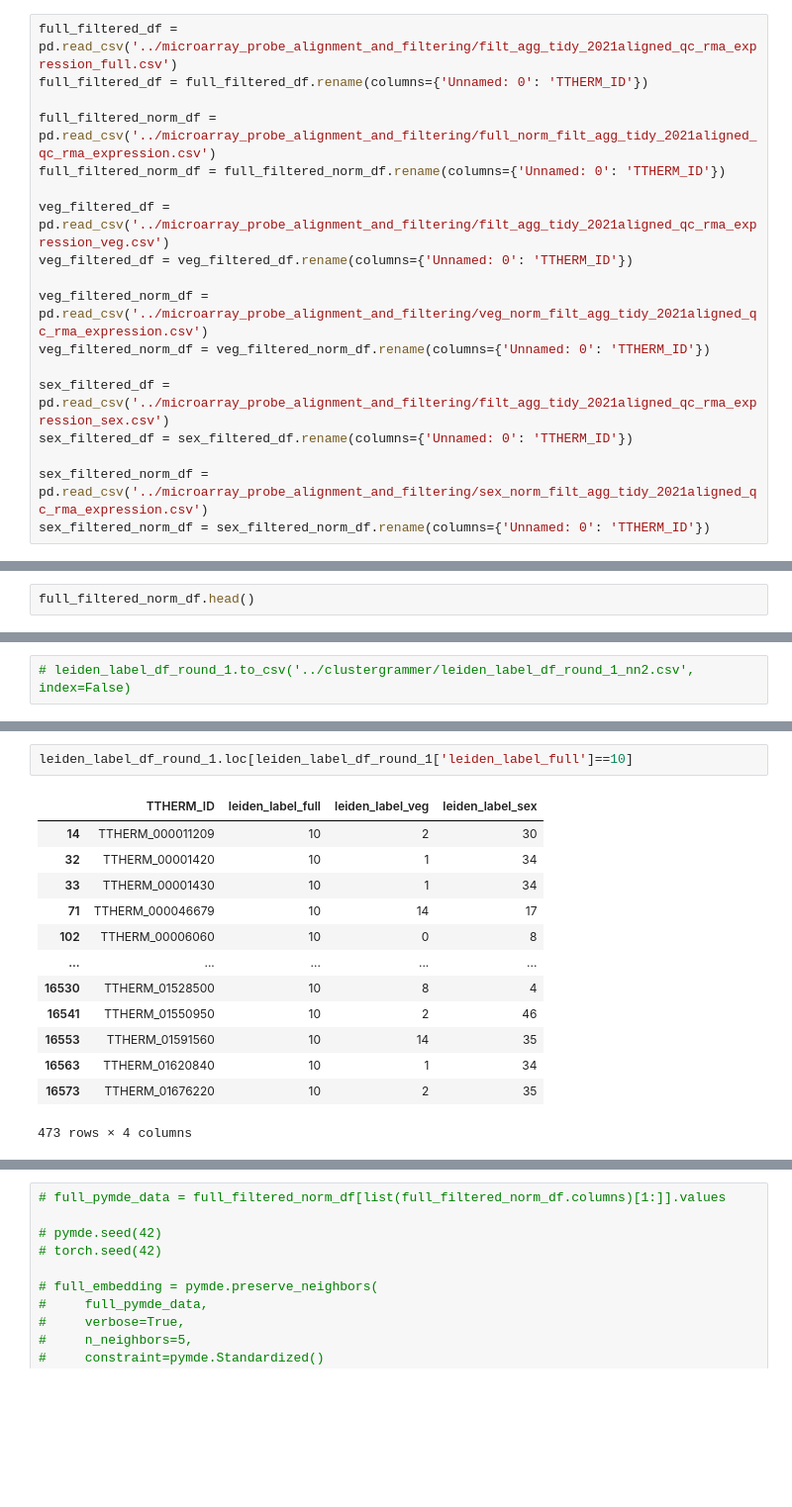
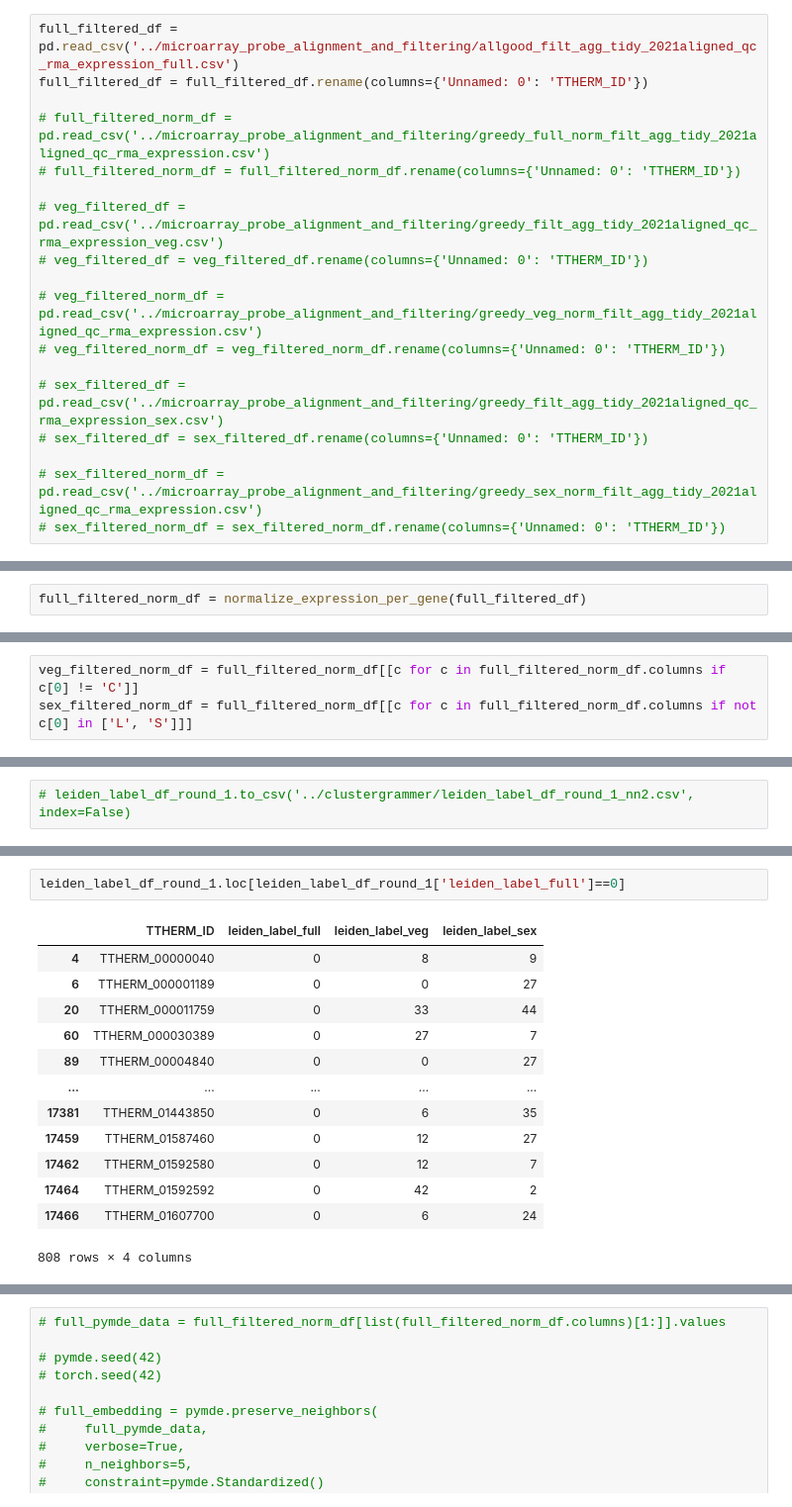
Before and after one commit to ltsypin/TGNE-2022, a Jupyter notebook: TGNE/embedding/embedding_and_app.ipynb, the cells around one changed output, grey strips where cells are left out. Shown: that part at 99% size. Saved outputs shown, nothing was run; the diff lists cells and outputs as text; blank space fills up the shorter version.

```diff
--- a/TGNE/embedding/embedding_and_app.ipynb
+++ b/TGNE/embedding/embedding_and_app.ipynb
@@ -1511,20 +1510,20 @@ palette27 = ["#FFFFFF",
 # %% [markdown]
 ## Get the expression data
 # %%
-full_filtered_df = pd.read_csv('../microarray_probe_alignment_and_filtering/filt_agg_tidy_2021aligned_qc_rma_expression_full.csv')
+full_filtered_df = pd.read_csv('../microarray_probe_alignment_and_filtering/allgood_filt_agg_tidy_2021aligned_qc_rma_expression_full.csv')
 full_filtered_df = full_filtered_df.rename(columns={'Unnamed: 0': 'TTHERM_ID'})
 
-full_filtered_norm_df = pd.read_csv('../microarray_probe_alignment_and_filtering/full_norm_filt_agg_tidy_2021aligned_qc_rma_expression.csv')
-full_filtered_norm_df = full_filtered_norm_df.rename(columns={'Unnamed: 0': 'TTHERM_ID'})
+# full_filtered_norm_df = pd.read_csv('../microarray_probe_alignment_and_filtering/greedy_full_norm_filt_agg_tidy_2021aligned_qc_rma_expression.csv')
+# full_filtered_norm_df = full_filtered_norm_df.rename(columns={'Unnamed: 0': 'TTHERM_ID'})
 
-veg_filtered_df = pd.read_csv('../microarray_probe_alignment_and_filtering/filt_agg_tidy_2021aligned_qc_rma_expression_veg.csv')
-veg_filtered_df = veg_filtered_df.rename(columns={'Unnamed: 0': 'TTHERM_ID'})
+# veg_filtered_df = pd.read_csv('../microarray_probe_alignment_and_filtering/greedy_filt_agg_tidy_2021aligned_qc_rma_expression_veg.csv')
+# veg_filtered_df = veg_filtered_df.rename(columns={'Unnamed: 0': 'TTHERM_ID'})
 
-veg_filtered_norm_df = pd.read_csv('../microarray_probe_alignment_and_filtering/veg_norm_filt_agg_tidy_2021aligned_qc_rma_expression.csv')
-veg_filtered_norm_df = veg_filtered_norm_df.rename(columns={'Unnamed: 0': 'TTHERM_ID'})
+# veg_filtered_norm_df = pd.read_csv('../microarray_probe_alignment_and_filtering/greedy_veg_norm_filt_agg_tidy_2021aligned_qc_rma_expression.csv')
+# veg_filtered_norm_df = veg_filtered_norm_df.rename(columns={'Unnamed: 0': 'TTHERM_ID'})
 
-sex_filtered_df = pd.read_csv('../microarray_probe_alignment_and_filtering/filt_agg_tidy_2021aligned_qc_rma_expression_sex.csv')
-sex_filtered_df = sex_filtered_df.rename(columns={'Unnamed: 0': 'TTHERM_ID'})
+# sex_filtered_df = pd.read_csv('../microarray_probe_alignment_and_filtering/greedy_filt_agg_tidy_2021aligned_qc_rma_expression_sex.csv')
+# sex_filtered_df = sex_filtered_df.rename(columns={'Unnamed: 0': 'TTHERM_ID'})
 
-sex_filtered_norm_df = pd.read_csv('../microarray_probe_alignment_and_filtering/sex_norm_filt_agg_tidy_2021aligned_qc_rma_expression.csv')
-sex_filtered_norm_df = sex_filtered_norm_df.rename(columns={'Unnamed: 0': 'TTHERM_ID'})
+# sex_filtered_norm_df = pd.read_csv('../microarray_probe_alignment_and_filtering/greedy_sex_norm_filt_agg_tidy_2021aligned_qc_rma_expression.csv')
+# sex_filtered_norm_df = sex_filtered_norm_df.rename(columns={'Unnamed: 0': 'TTHERM_ID'})
@@ -1541,2 +1558,2 @@ full_filtered_df.head()
 # %%
-full_filtered_norm_df.head()
+full_filtered_norm_df = normalize_expression_per_gene(full_filtered_df)
@@ -1568,3 +1604,6 @@ Index(['TTHERM_ID', 'Ll_GSM283687', 'Ll_GSM284355', 'Lm_GSM283690',
+# %%
+veg_filtered_norm_df = full_filtered_norm_df[[c for c in full_filtered_norm_df.columns if c[0] != 'C']]
+sex_filtered_norm_df = full_filtered_norm_df[[c for c in full_filtered_norm_df.columns if not c[0] in ['L', 'S']]]
 # %%
 full_mean_norm = get_geom_mean_expression(full_filtered_norm_df)
 full_mean = get_geom_mean_expression(full_filtered_df)
@@ -1729,20 +1766,20 @@ labeled_annot.head()
 5 rows × 25 columns
 # %%
-leiden_label_df_round_1.loc[leiden_label_df_round_1['leiden_label_full']==10]
+leiden_label_df_round_1.loc[leiden_label_df_round_1['leiden_label_full']==0]
 # %% [output]
 |  | TTHERM_ID | leiden_label_full | leiden_label_veg | leiden_label_sex |
-| 14 | TTHERM_000011209 | 10 | 2 | 30 |
-| 32 | TTHERM_00001420 | 10 | 1 | 34 |
-| 33 | TTHERM_00001430 | 10 | 1 | 34 |
-| 71 | TTHERM_000046679 | 10 | 14 | 17 |
-| 102 | TTHERM_00006060 | 10 | 0 | 8 |
+| 4 | TTHERM_00000040 | 0 | 8 | 9 |
+| 6 | TTHERM_000001189 | 0 | 0 | 27 |
+| 20 | TTHERM_000011759 | 0 | 33 | 44 |
+| 60 | TTHERM_000030389 | 0 | 27 | 7 |
+| 89 | TTHERM_00004840 | 0 | 0 | 27 |
 | ... | ... | ... | ... | ... |
-| 16530 | TTHERM_01528500 | 10 | 8 | 4 |
-| 16541 | TTHERM_01550950 | 10 | 2 | 46 |
-| 16553 | TTHERM_01591560 | 10 | 14 | 35 |
-| 16563 | TTHERM_01620840 | 10 | 1 | 34 |
-| 16573 | TTHERM_01676220 | 10 | 2 | 35 |
+| 17381 | TTHERM_01443850 | 0 | 6 | 35 |
+| 17459 | TTHERM_01587460 | 0 | 12 | 27 |
+| 17462 | TTHERM_01592580 | 0 | 12 | 7 |
+| 17464 | TTHERM_01592592 | 0 | 42 | 2 |
+| 17466 | TTHERM_01607700 | 0 | 6 | 24 |
-473 rows × 4 columns
+808 rows × 4 columns
 # %%
 leiden_label_df_round_1.loc[leiden_label_df_round_1['TTHERM_ID']=='TTHERM_00532700']
 # %% [output]
```
Also changed, not shown: parts of 39 cells of this notebook, 5 other files.
